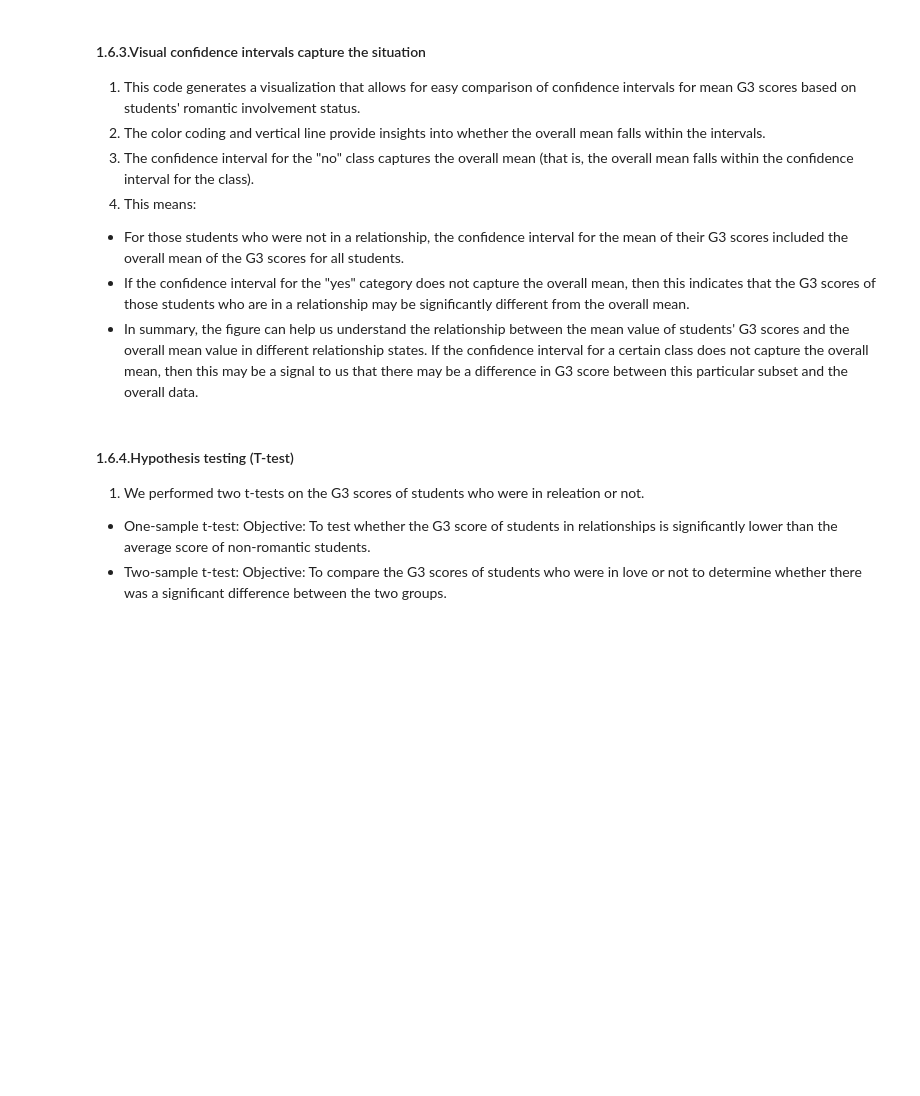
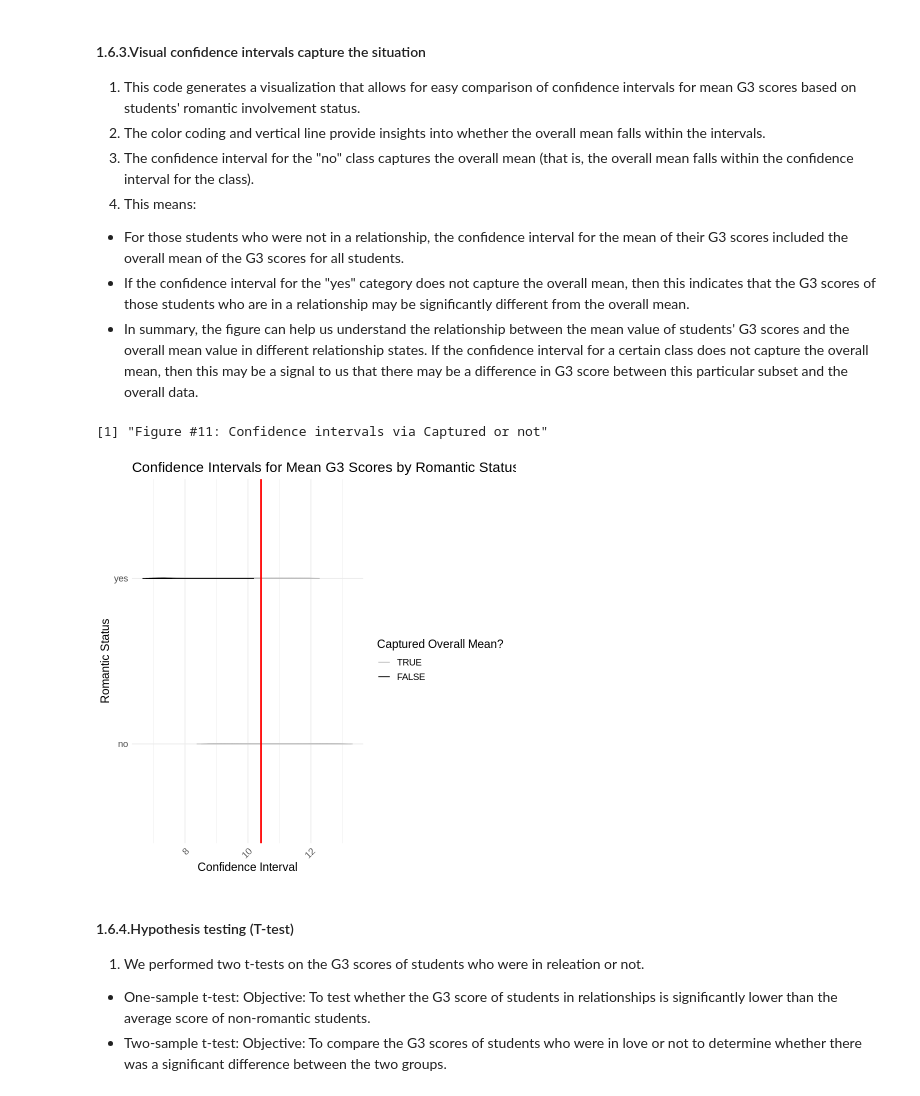
Before and after one commit to sabrinalou/Impact-of-Romantic-Relationships-on-Academic-Performance-in-Secondary-Education, a Jupyter notebook: Project (Group-29).ipynb, the cells around one changed output. Drawn from its saved outputs; the diff is of its cells as text; code cells hidden in the pictures; blank space fills up the shorter version.

```diff
--- a/Project (Group-29).ipynb
+++ b/Project (Group-29).ipynb
@@ -515,36 +524,39 @@ theme_stat201 <- function() {
   theme_minimal() +
     theme(
       text = element_text(size=14),
       axis.text.x = element_text(angle=45, hjust=1)
     )
 }
 
 # Add a new column 'captured': This column checks if the overall mean of G3 is within the confidence interval
 overall_mean <- mean(student_data$G3)
 
-romantic_bootstrap_cis <- romantic_bootstrap_cis %>%
+romantic_bootstrap_cis <- romantic_data %>%
   mutate(captured = (lower_ci <= overall_mean & overall_mean <= upper_ci))
 
 # Visualization
 many_ci_plot <- romantic_bootstrap_cis %>%
   ggplot() +
   scale_colour_manual(breaks = c("TRUE", "FALSE"),
                       values = c("grey", "black")) +
   geom_segment(aes(x = lower_ci,
                    xend = upper_ci,
-                   y = romantic_status,
-                   yend = romantic_status,
+                   y = romantic,
+                   yend = romantic,
                    color = captured)) +
   geom_vline(xintercept = overall_mean, colour = "red", size = 1) +
   labs(title = "Confidence Intervals for Mean G3 Scores by Romantic Status",
        y = "Romantic Status",
        x = "Confidence Interval",
        colour = "Captured Overall Mean?") +
   theme_stat201()
 
 # Display the plot
 many_ci_plot
 create_caption(11, "Confidence intervals via Captured or not")
+# %% [output]
+[1] "Figure #11: Confidence intervals via Captured or not"
+[figure, added]
 # %% [markdown]
 #### 1.6.4.Hypothesis testing (T-test)
 1. We performed two t-tests on the G3 scores of students who were in releation or not.
```
Also changed, not shown: parts of 7 cells of this notebook.
